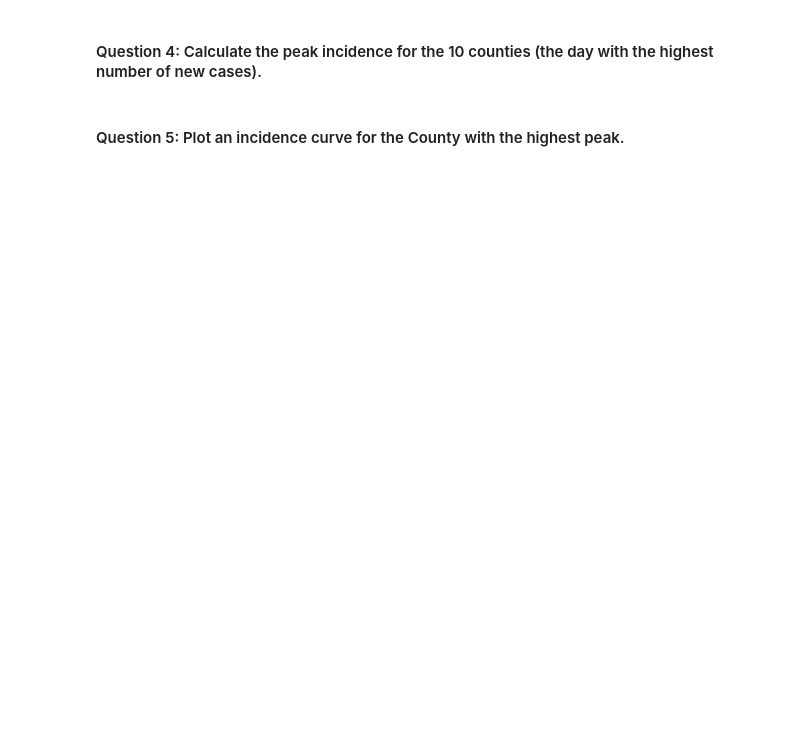
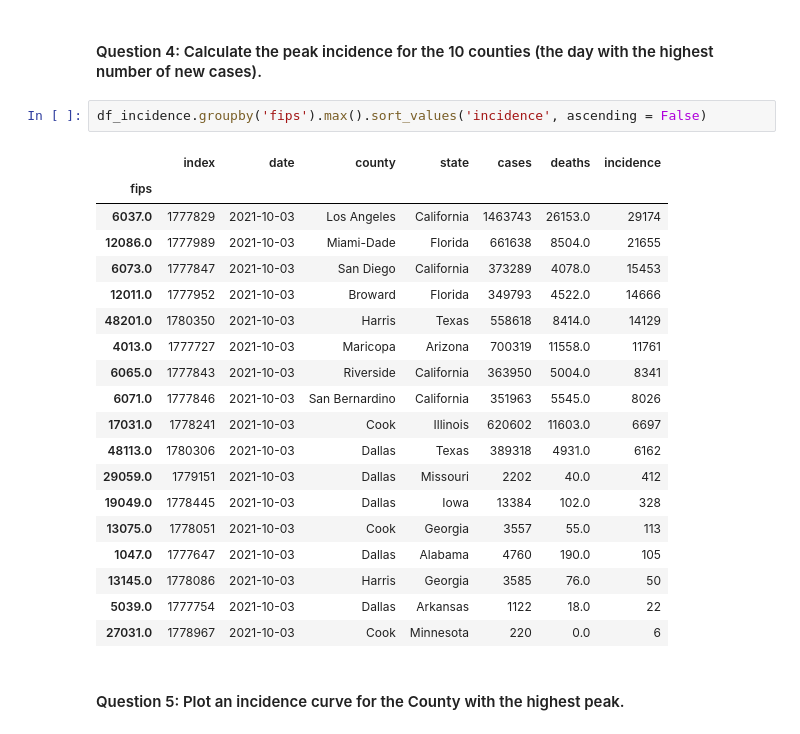
Before and after one commit to CMU-MS-DAS-Modern-Programming-Mini/ClassAssignmentNo4, a Jupyter notebook: US County Data - pandas.ipynb, the cells around one changed output. Cells and saved outputs as stored; diff of their text form; blank space fills up the shorter version.

```diff
--- a/US County Data - pandas.ipynb
+++ b/US County Data - pandas.ipynb
@@ -25,4 +78,26 @@ deaths - The cumulative number of deaths in at the date in the county
 # %% [markdown]
 #### Question 4: Calculate the peak incidence for the 10 counties (the day with the highest number of new cases).
+# %%
+df_incidence.groupby('fips').max().sort_values('incidence', ascending = False)
+# %% [output]
+|  | index | date | county | state | cases | deaths | incidence |
+| fips |  |  |  |  |  |  |  |
+| 6037.0 | 1777829 | 2021-10-03 | Los Angeles | California | 1463743 | 26153.0 | 29174 |
+| 12086.0 | 1777989 | 2021-10-03 | Miami-Dade | Florida | 661638 | 8504.0 | 21655 |
+| 6073.0 | 1777847 | 2021-10-03 | San Diego | California | 373289 | 4078.0 | 15453 |
+| 12011.0 | 1777952 | 2021-10-03 | Broward | Florida | 349793 | 4522.0 | 14666 |
+| 48201.0 | 1780350 | 2021-10-03 | Harris | Texas | 558618 | 8414.0 | 14129 |
+| 4013.0 | 1777727 | 2021-10-03 | Maricopa | Arizona | 700319 | 11558.0 | 11761 |
+| 6065.0 | 1777843 | 2021-10-03 | Riverside | California | 363950 | 5004.0 | 8341 |
+| 6071.0 | 1777846 | 2021-10-03 | San Bernardino | California | 351963 | 5545.0 | 8026 |
+| 17031.0 | 1778241 | 2021-10-03 | Cook | Illinois | 620602 | 11603.0 | 6697 |
+| 48113.0 | 1780306 | 2021-10-03 | Dallas | Texas | 389318 | 4931.0 | 6162 |
+| 29059.0 | 1779151 | 2021-10-03 | Dallas | Missouri | 2202 | 40.0 | 412 |
+| 19049.0 | 1778445 | 2021-10-03 | Dallas | Iowa | 13384 | 102.0 | 328 |
+| 13075.0 | 1778051 | 2021-10-03 | Cook | Georgia | 3557 | 55.0 | 113 |
+| 1047.0 | 1777647 | 2021-10-03 | Dallas | Alabama | 4760 | 190.0 | 105 |
+| 13145.0 | 1778086 | 2021-10-03 | Harris | Georgia | 3585 | 76.0 | 50 |
+| 5039.0 | 1777754 | 2021-10-03 | Dallas | Arkansas | 1122 | 18.0 | 22 |
+| 27031.0 | 1778967 | 2021-10-03 | Cook | Minnesota | 220 | 0.0 | 6 |
 # %% [markdown]
 #### Question 5: Plot an incidence curve for the County with the highest peak.
```
Also changed, not shown: parts of 7 cells of this notebook.
